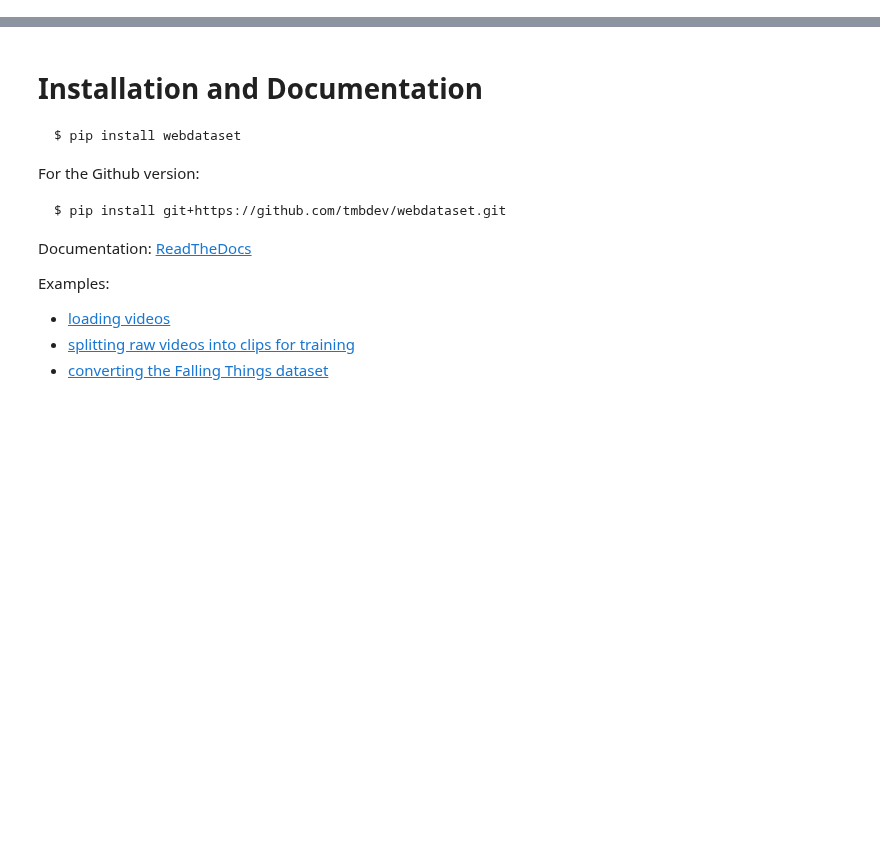
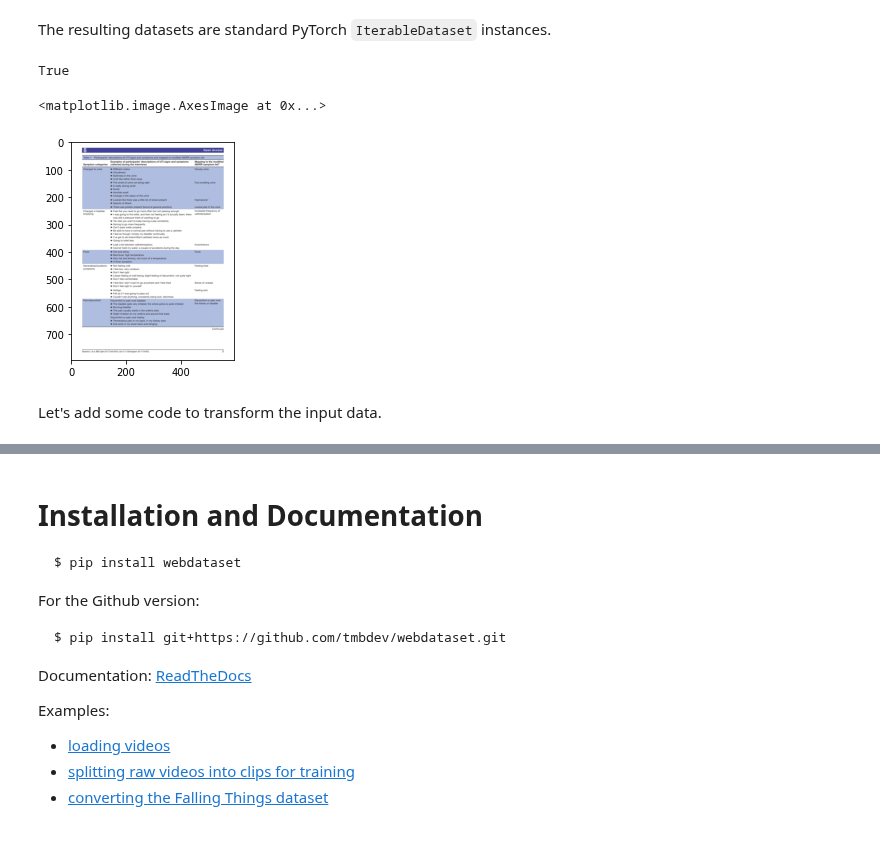
Before and after one commit to webdataset/webdataset, a Jupyter notebook: readme.ipynb, the cells around one changed output, grey strips where cells are left out. Cells and saved outputs as stored; diff of their text form; code cells hidden in the pictures; blank space fills up the shorter version.

```diff
--- a/readme.ipynb
+++ b/readme.ipynb
@@ -41,0 +44,18 @@ augmentation code remains unchanged.
+# %%
+url = "http://storage.googleapis.com/nvdata-publaynet/publaynet-train-{000000..000009}.tar"
+dataset = wds.WebDataset(url).shuffle(1000).decode("rgb").to_tuple("png", "json")
+# %% [markdown]
+The resulting datasets are standard PyTorch `IterableDataset` instances.
+# %%
+isinstance(dataset, torch.utils.data.IterableDataset)
+# %% [output]
+True
+# %%
+for image, json in dataset:
+    break
+plt.imshow(image)
+# %% [output]
+<matplotlib.image.AxesImage at 0x...>
+[figure, added]
+# %% [markdown]
+Let's add some code to transform the input data.
```
Also changed, not shown: parts of 55 cells of this notebook, 3 other files.
